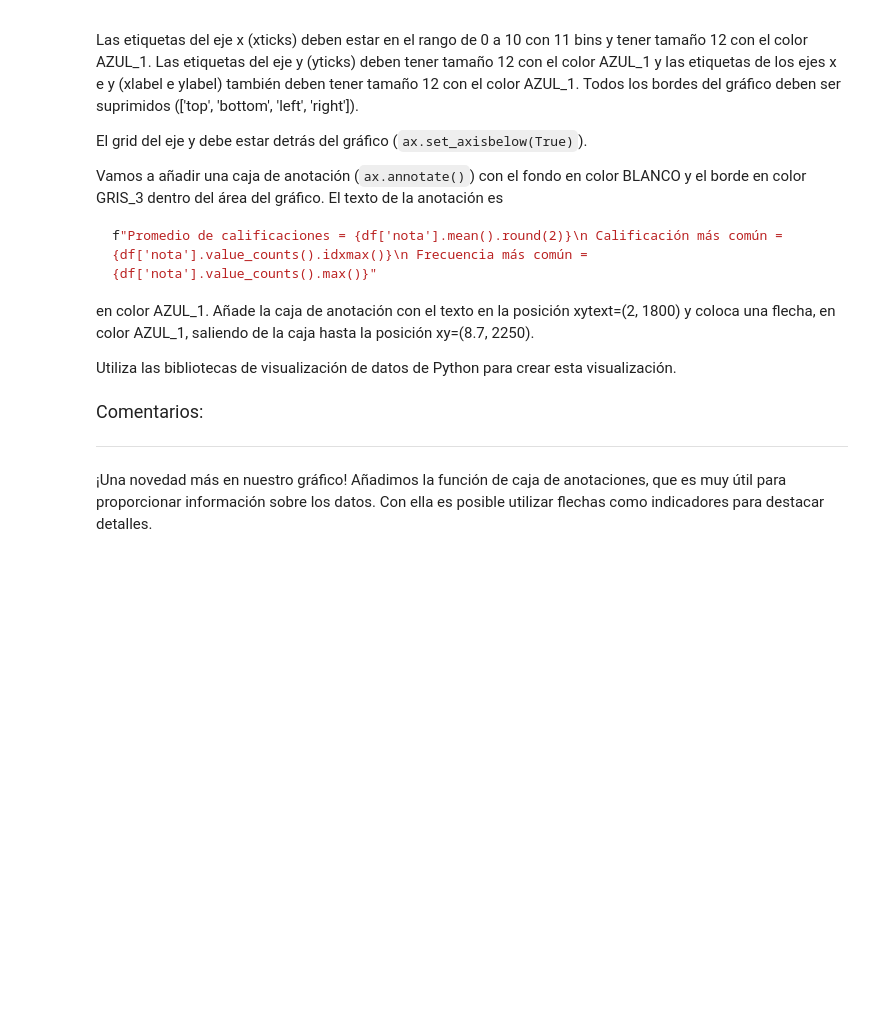
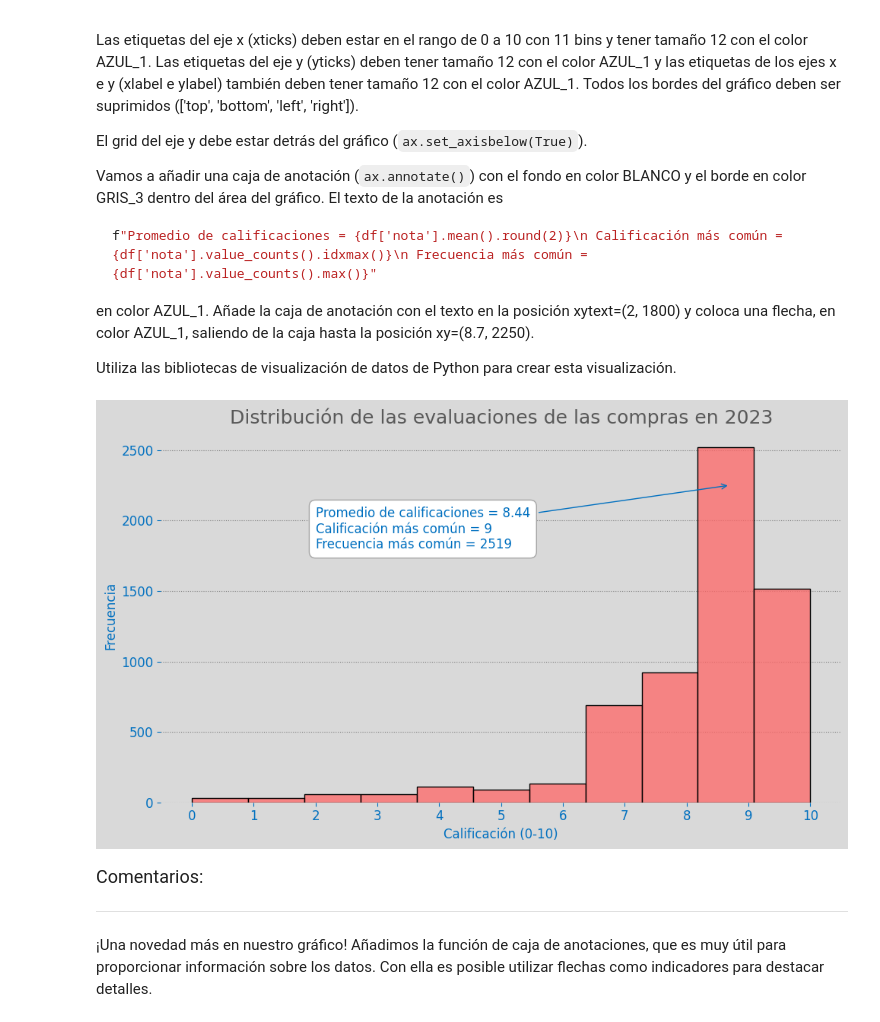
Before and after one commit to Carlos-Alberto-Antonio-G-Fuentes/ia_aplicada_a_datascience, a Jupyter notebook: ia_aplicada_a_ciencia_de_datos.ipynb, the cells around one changed output. Drawn from its saved outputs; the diff is of its cells as text; code cells hidden in the pictures; blank space fills up the shorter version.

```diff
--- a/ia_aplicada_a_ciencia_de_datos.ipynb
+++ b/ia_aplicada_a_ciencia_de_datos.ipynb
@@ -1633,3 +1848,7 @@ Utiliza las bibliotecas de visualización de datos de Python para crear esta vis
+# %%
+distribucion_calificaciones().show()
+# %% [output]
+[figure, added]
 # %% [markdown]
 <font color="7b71ff" size=4> Comentarios: </font>
 
```
Also changed, not shown: parts of 13 cells of this notebook.
